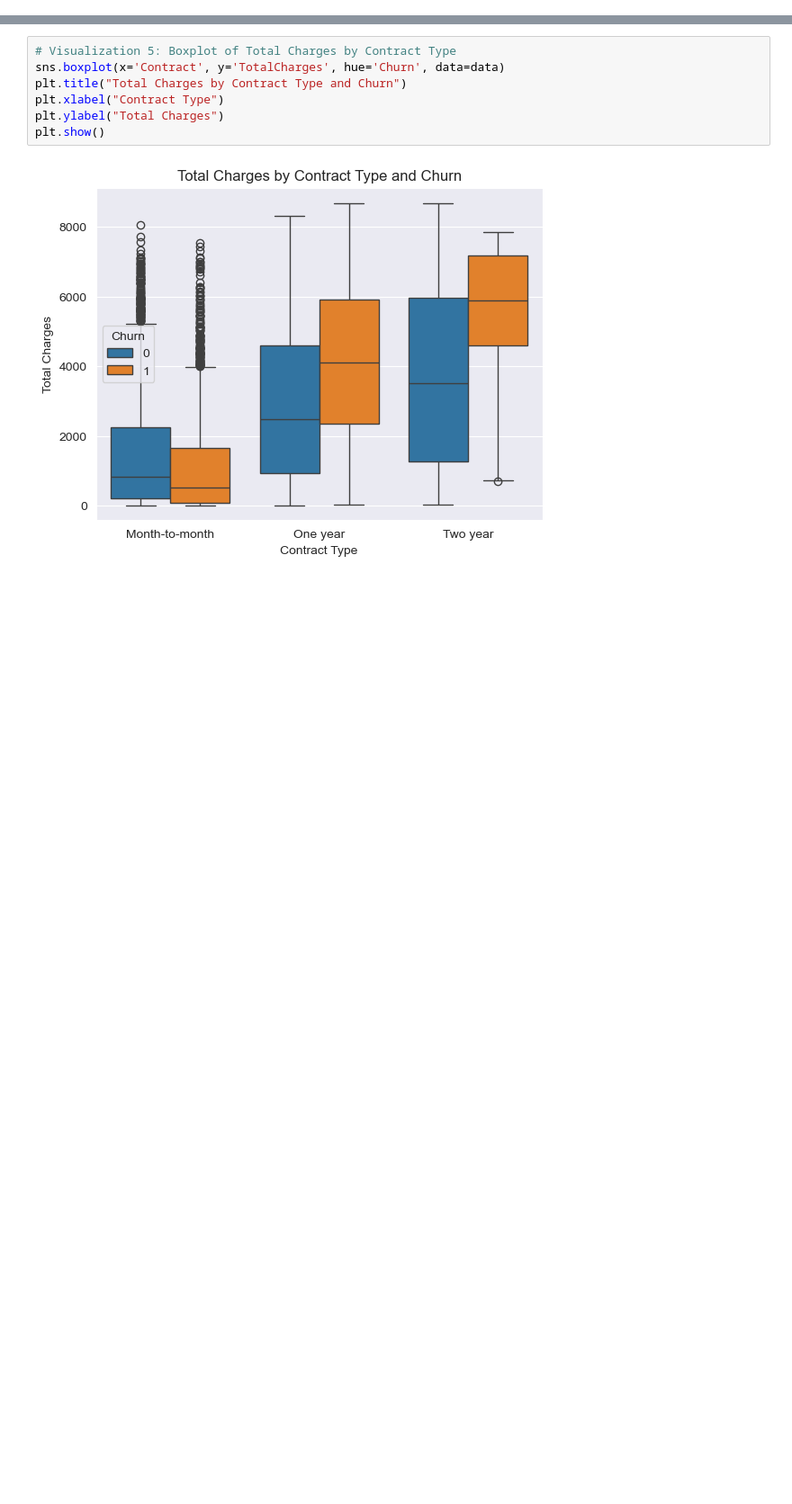
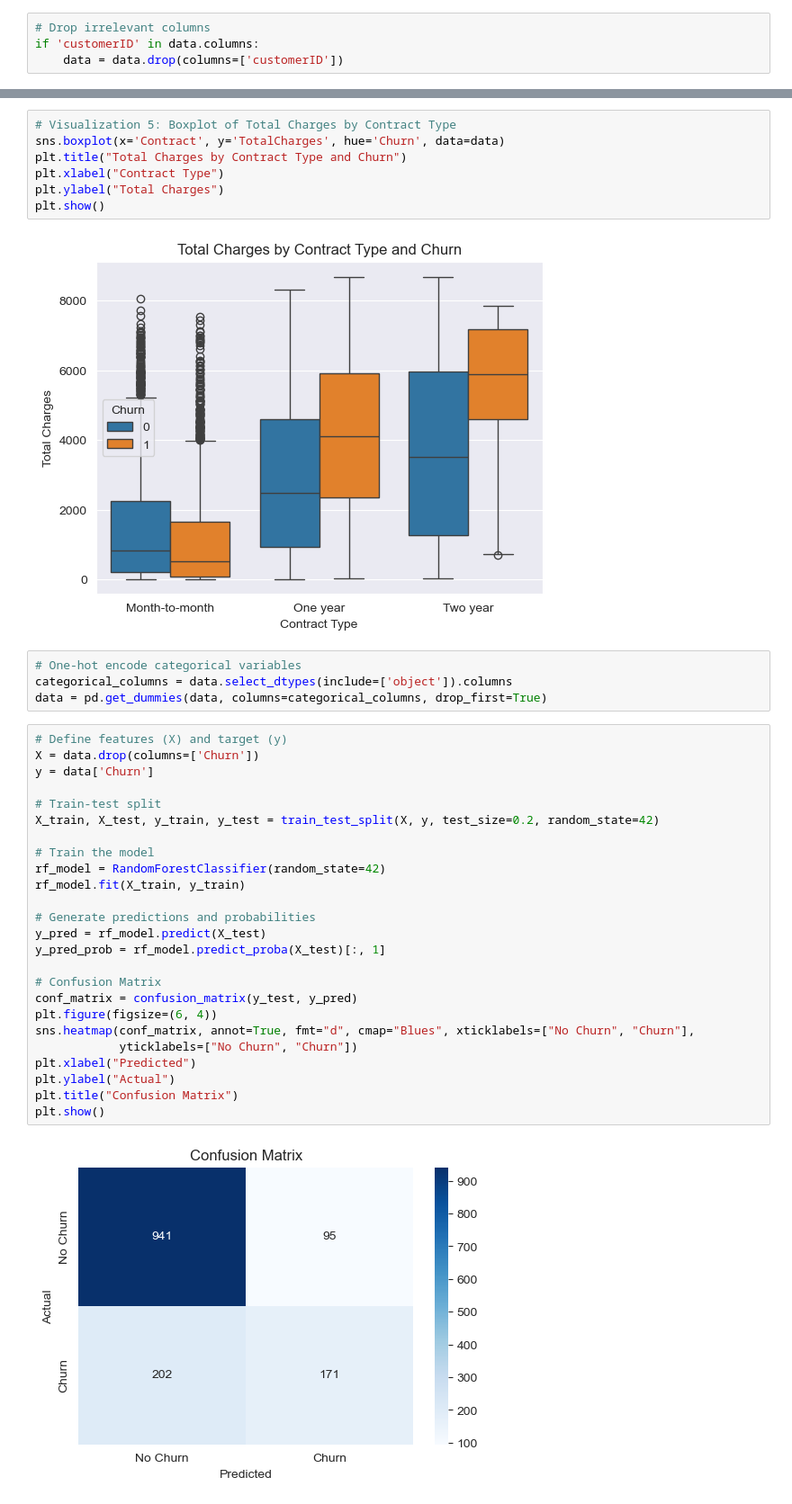
Before and after one commit to rtalapaneni/datascience_portfolio, a Jupyter notebook: telco_customer_churn/code/customer-churn/customer-churn.ipynb, the cells around one changed output, grey strips where cells are left out. Shown at 90% size. Drawn from its saved outputs; the diff is of its cells as text; blank space fills up the shorter version.

```diff
--- a/telco_customer_churn/code/customer-churn/customer-churn.ipynb
+++ b/telco_customer_churn/code/customer-churn/customer-churn.ipynb
@@ -5,6 +9,10 @@ import matplotlib.pyplot as plt
 # %%
 # Load the dataset
 data = pd.read_csv("Telco-Customer-Churn.csv")
+# %%
+# Drop irrelevant columns
+if 'customerID' in data.columns:
+    data = data.drop(columns=['customerID'])
 # %%
 # Data Cleaning
 data['TotalCharges'] = pd.to_numeric(data['TotalCharges'], errors='coerce')
@@ -57,3 +65,34 @@ plt.ylabel("Total Charges")
 plt.show()
 # %% [output]
 [figure]
+# %%
+# One-hot encode categorical variables
+categorical_columns = data.select_dtypes(include=['object']).columns
+data = pd.get_dummies(data, columns=categorical_columns, drop_first=True)
+# %%
+# Define features (X) and target (y)
+X = data.drop(columns=['Churn'])
+y = data['Churn']
+
+# Train-test split
+X_train, X_test, y_train, y_test = train_test_split(X, y, test_size=0.2, random_state=42)
+
+# Train the model
+rf_model = RandomForestClassifier(random_state=42)
+rf_model.fit(X_train, y_train)
+
+# Generate predictions and probabilities
+y_pred = rf_model.predict(X_test)
+y_pred_prob = rf_model.predict_proba(X_test)[:, 1]
+
+# Confusion Matrix
+conf_matrix = confusion_matrix(y_test, y_pred)
+plt.figure(figsize=(6, 4))
+sns.heatmap(conf_matrix, annot=True, fmt="d", cmap="Blues", xticklabels=["No Churn", "Churn"],
+            yticklabels=["No Churn", "Churn"])
+plt.xlabel("Predicted")
+plt.ylabel("Actual")
+plt.title("Confusion Matrix")
+plt.show()
+# %% [output]
+[figure, added]
```
Also changed, not shown: parts of 3 cells of this notebook, 10 other files.
